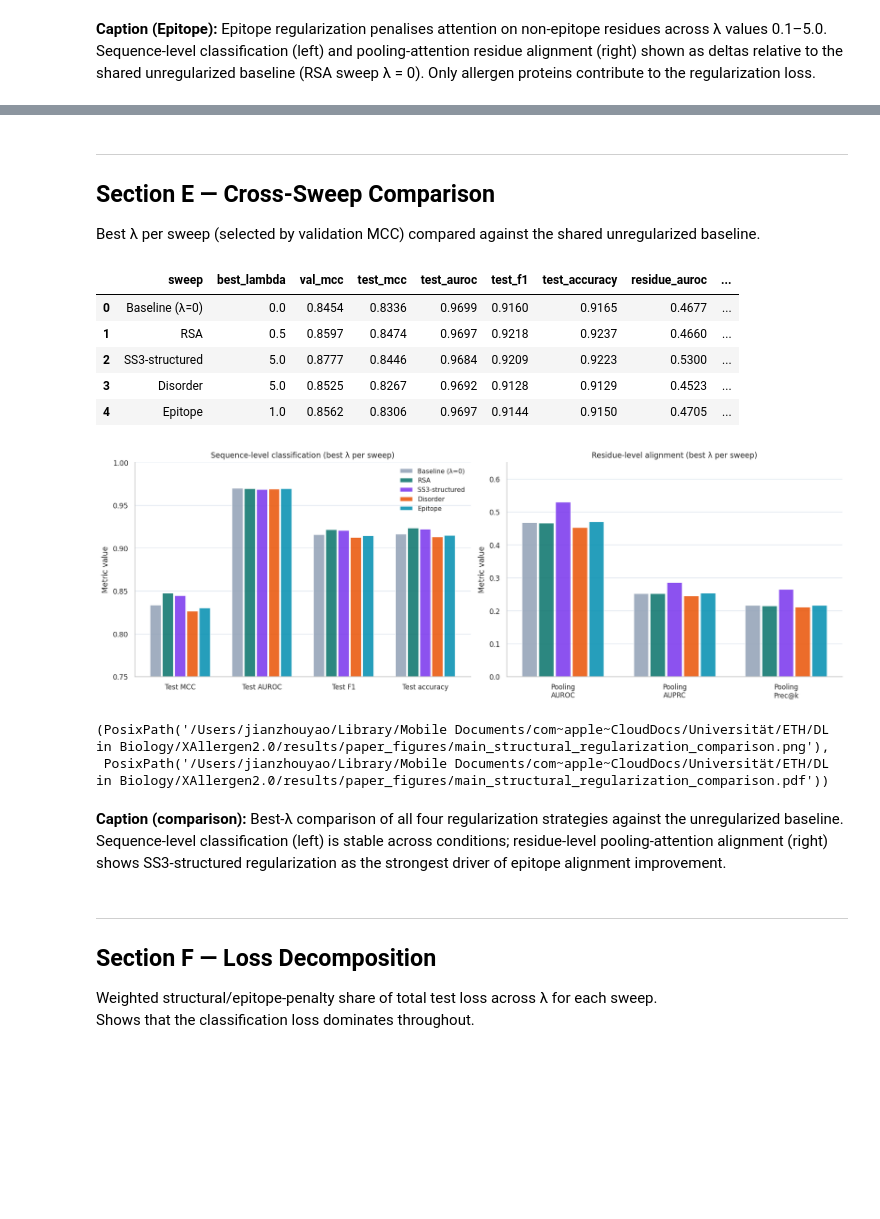
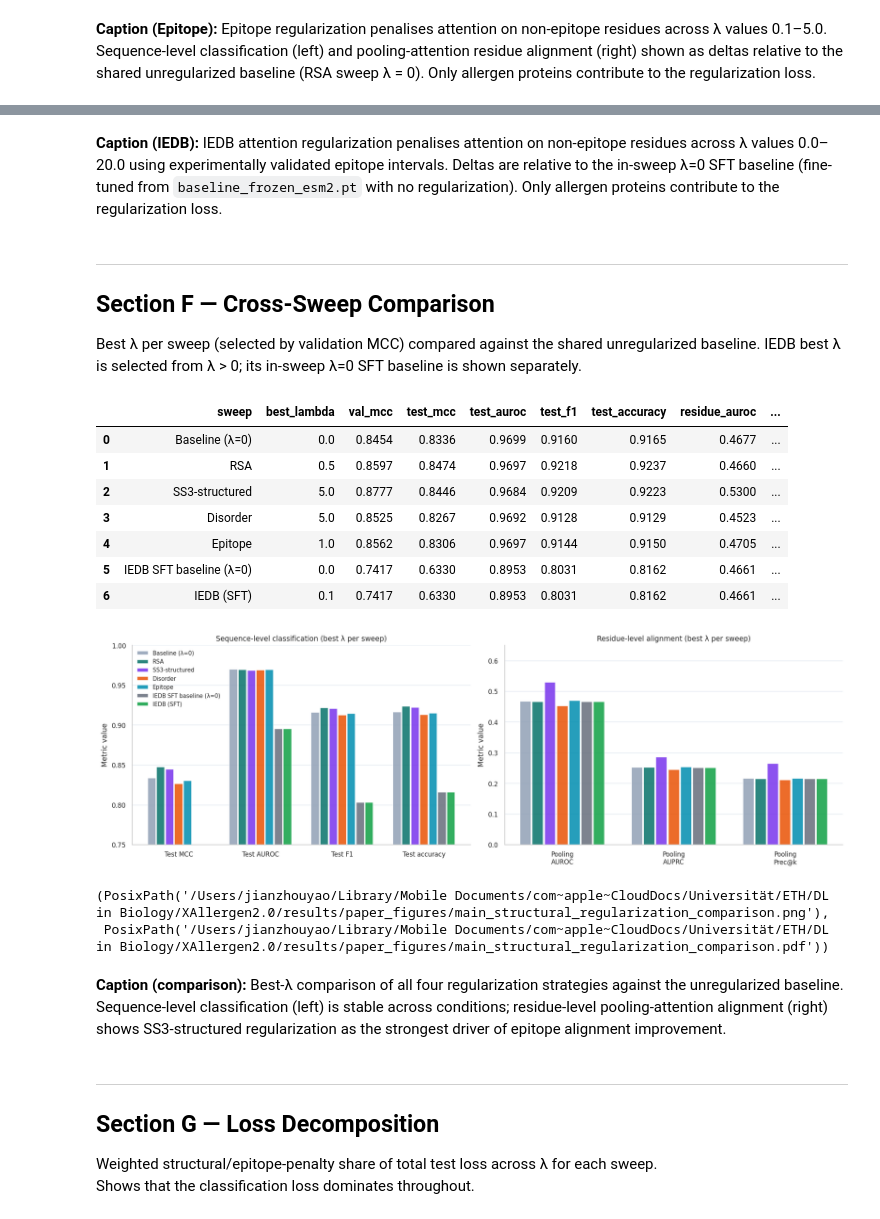
Before and after one commit to Jeffateth/XAllergen2.0, a Jupyter notebook: notebooks/14_visualize_structural_regularization.ipynb, the cells around one changed output, grey strips where cells are left out. Drawn from its saved outputs; the diff is of its cells as text; code cells hidden in the pictures; blank space fills up the shorter version.

```diff
--- a/notebooks/14_visualize_structural_regularization.ipynb
+++ b/notebooks/14_visualize_structural_regularization.ipynb
@@ -37,6 +38,7 @@ ss3_results_dir              = repo_root / "results" / "ss3_regularization"
 ss3_high_lambda_results_dir  = repo_root / "results" / "ss3_high_lambda"
 disorder_results_dir         = repo_root / "results" / "disorder_regularization"
 epitope_results_dir          = repo_root / "results" / "epitope_regularization"
+iedb_results_dir             = repo_root / "results" / "iedb_regularization"
 figures_dir                  = repo_root / "results" / "paper_figures"
 figures_dir.mkdir(parents=True, exist_ok=True)
 
@@ -207,10 +209,16 @@ disorder_summary, disorder_residue_ci, disorder_loss = load_sweep(
     disorder_results_dir, lambda_col="lambda_disorder", baseline_row=rsa_baseline,
 )
 
-# Epitope sweep shares the RSA λ=0 baseline
+# Epitope sweep (nb 16, random-init, TEpitope predictions) shares the RSA λ=0 baseline
 epitope_summary, epitope_residue_ci, epitope_loss = load_sweep(
     epitope_results_dir, lambda_col="lambda_epitope", baseline_row=rsa_baseline,
 )
+
+# IEDB sweep (nb 17, SFT from baseline) has its own λ=0 in-sweep SFT baseline
+iedb_summary, iedb_residue_ci, iedb_loss = load_sweep(
+    iedb_results_dir, lambda_col="lambda_iedb",
+)
+iedb_baseline = iedb_summary.loc[iedb_summary["lambda_iedb"].eq(0.0)].iloc[0]
 
 # Prepend synthetic λ=0 anchor point to SS3, disorder, and epitope delta plots
 ss3_summary,      ss3_residue_ci      = prepend_baseline_point(ss3_summary,      ss3_residue_ci,      "lambda_ss3")
@@ -221,6 +229,7 @@ print("RSA lambdas:     ", list(rsa_summary["lambda_rsa"]))
 print("SS3 lambdas:     ", list(ss3_summary["lambda_ss3"]))
 print("Disorder lambdas:", list(disorder_summary["lambda_disorder"]))
 print("Epitope lambdas: ", list(epitope_summary["lambda_epitope"]))
+print("IEDB lambdas:    ", list(iedb_summary["lambda_iedb"]))
 # %% [output]
 RSA lambdas:      [0.0, 0.1, 0.5, 1.0, 5.0]
 SS3 lambdas:      [0.0, 0.1, 0.5, 1.0, 5.0, 7.0, 10.0, 15.0, 20.0]
@@ -413,8 +457,11 @@ plot_sweep_panels(
+# %% [markdown]
+**Caption (IEDB):** IEDB attention regularization penalises attention on non-epitope residues across λ values 0.0–20.0 using experimentally validated epitope intervals. Deltas are relative to the in-sweep λ=0 SFT baseline (fine-tuned from `baseline_frozen_esm2.pt` with no regularization). Only allergen proteins contribute to the regularization loss.
 # %% [markdown]
 ---
-## Section E — Cross-Sweep Comparison
+## Section F — Cross-Sweep Comparison
 
 Best λ per sweep (selected by validation MCC) compared against the shared unregularized baseline.
+IEDB best λ is selected from λ > 0; its in-sweep λ=0 SFT baseline is shown separately.
 # %%
 DISPLAY_COLS = [
     "sweep", "best_lambda",
@@ -437,13 +484,20 @@ baseline_entry = {
     "best_lambda": 0.0,
     **{c: float(rsa_baseline[c]) for c in DISPLAY_COLS if c not in ("sweep", "best_lambda") and c in rsa_baseline.index},
 }
+iedb_sft_baseline_entry = {
+    "sweep":       "IEDB SFT baseline (λ=0)",
+    "best_lambda": 0.0,
+    **{c: float(iedb_baseline[c]) for c in DISPLAY_COLS if c not in ("sweep", "best_lambda") and c in iedb_baseline.index},
+}
 
 comparison_df = pd.DataFrame([
     baseline_entry,
-    pick_best(rsa_summary.loc[rsa_summary["lambda_rsa"].ne(0.0)],         "lambda_rsa",      "RSA"),
-    pick_best(ss3_summary,                                                  "lambda_ss3",      "SS3-structured"),
-    pick_best(disorder_summary,                                             "lambda_disorder", "Disorder"),
-    pick_best(epitope_summary.loc[epitope_summary["lambda_epitope"].ne(0.0)], "lambda_epitope", "Epitope"),
+    pick_best(rsa_summary.loc[rsa_summary["lambda_rsa"].ne(0.0)],             "lambda_rsa",      "RSA"),
+    pick_best(ss3_summary,                                                      "lambda_ss3",      "SS3-structured"),
+    pick_best(disorder_summary,                                                 "lambda_disorder", "Disorder"),
+    pick_best(epitope_summary.loc[epitope_summary["lambda_epitope"].ne(0.0)],  "lambda_epitope",  "Epitope"),
+    iedb_sft_baseline_entry,
+    pick_best(iedb_summary.loc[iedb_summary["lambda_iedb"].ne(0.0)],           "lambda_iedb",     "IEDB (SFT)"),
 ], columns=DISPLAY_COLS).round(4)
 
 comparison_df
@@ -454,13 +508,17 @@ comparison_df
 | 2 | SS3-structured | 5.0 | 0.8777 | 0.8446 | 0.9684 | 0.9209 | 0.9223 | 0.5300 | ... |
 | 3 | Disorder | 5.0 | 0.8525 | 0.8267 | 0.9692 | 0.9128 | 0.9129 | 0.4523 | ... |
 | 4 | Epitope | 1.0 | 0.8562 | 0.8306 | 0.9697 | 0.9144 | 0.9150 | 0.4705 | ... |
+| 5 | IEDB SFT baseline (λ=0) | 0.0 | 0.7417 | 0.6330 | 0.8953 | 0.8031 | 0.8162 | 0.4661 | ... |
+| 6 | IEDB (SFT) | 0.1 | 0.7417 | 0.6330 | 0.8953 | 0.8031 | 0.8162 | 0.4661 | ... |
 # %%
 SWEEP_COLORS = {
-    "Baseline (λ=0)":  "#94a3b8",
-    "RSA":             "#0f766e",
-    "SS3-structured":  "#7c3aed",
-    "Disorder":        "#ea580c",
-    "Epitope":         "#0891b2",
+    "Baseline (λ=0)":       "#94a3b8",
+    "RSA":                  "#0f766e",
+    "SS3-structured":       "#7c3aed",
+    "Disorder":             "#ea580c",
+    "Epitope":              "#0891b2",
+    "IEDB SFT baseline (λ=0)": "#6b7280",
+    "IEDB (SFT)":           "#16a34a",
 }
 SWEEPS = list(SWEEP_COLORS)
 
@@ -472,50 +530,50 @@ RES_METRICS = [("residue_auroc", "Pooling\nAUROC"),
 
 x_seq  = np.arange(len(SEQ_METRICS))
 x_res  = np.arange(len(RES_METRICS))
-width  = 0.15  # narrower to fit 5 groups
+width  = 0.11
 
-fig, axes = plt.subplots(1, 2, figsize=(13, 4.4), constrained_layout=True)
+fig, axes = plt.subplots(1, 2, figsize=(14, 4.4), constrained_layout=True)
 
 for i, sweep_name in enumerate(SWEEPS):
     row    = comparison_df.loc[comparison_df["sweep"].eq(sweep_name)].iloc[0]
     color  = SWEEP_COLORS[sweep_name]
-    offset = (i - 2) * width
+    offset = (i - 3) * width
     axes[0].bar(x_seq + offset, [float(row[c]) for c, _ in SEQ_METRICS],
                 width=width * 0.9, color=color, label=sweep_name, alpha=0.88)
     axes[1].bar(x_res + offset, [float(row[c]) for c, _ in RES_METRICS],
                 width=width * 0.9, color=color, alpha=0.88)
 
 axes[0].set_xticks(x_seq, [label for _, label in SEQ_METRICS])
 axes[0].set_ylabel("Metric value")
 axes[0].set_title("Sequence-level classification (best λ per sweep)")
-axes[0].legend(frameon=False, fontsize=8)
+axes[0].legend(frameon=False, fontsize=7.5)
 axes[0].set_ylim(0.75, 1.0)
 
 axes[1].set_xticks(x_res, [label for _, label in RES_METRICS])
 axes[1].set_ylabel("Metric value")
 axes[1].set_title("Residue-level alignment (best λ per sweep)")
 axes[1].set_ylim(0.0, 0.65)
 
 for ax in axes:
     ax.grid(True, axis="y", color="#e2e8f0", linewidth=0.8)
     ax.grid(False, axis="x")
     ax.tick_params(axis="x", labelsize=8.5)
 
 cmp_png = figures_dir / "main_structural_regularization_comparison.png"
 cmp_pdf = figures_dir / "main_structural_regularization_comparison.pdf"
 fig.savefig(cmp_png, bbox_inches="tight")
 fig.savefig(cmp_pdf, bbox_inches="tight")
 plt.show()
 cmp_png, cmp_pdf
 # %% [output]
-[figure, old version]
+[figure, new version]
 (PosixPath('/Users/jianzhouyao/Library/Mobile Documents/com~apple~CloudDocs/Universität/ETH/DL in Biology/XAllergen2.0/results/paper_figures/main_structural_regularization_comparison.png'),
  PosixPath('/Users/jianzhouyao/Library/Mobile Documents/com~apple~CloudDocs/Universität/ETH/DL in Biology/XAllergen2.0/results/paper_figures/main_structural_regularization_comparison.pdf'))
 # %% [markdown]
 **Caption (comparison):** Best-λ comparison of all four regularization strategies against the unregularized baseline. Sequence-level classification (left) is stable across conditions; residue-level pooling-attention alignment (right) shows SS3-structured regularization as the strongest driver of epitope alignment improvement.
 # %% [markdown]
 ---
-## Section F — Loss Decomposition
+## Section G — Loss Decomposition
 
 Weighted structural/epitope-penalty share of total test loss across λ for each sweep.
 Shows that the classification loss dominates throughout.
```
Also changed, not shown: parts of 7 cells of this notebook, 12 other files.
